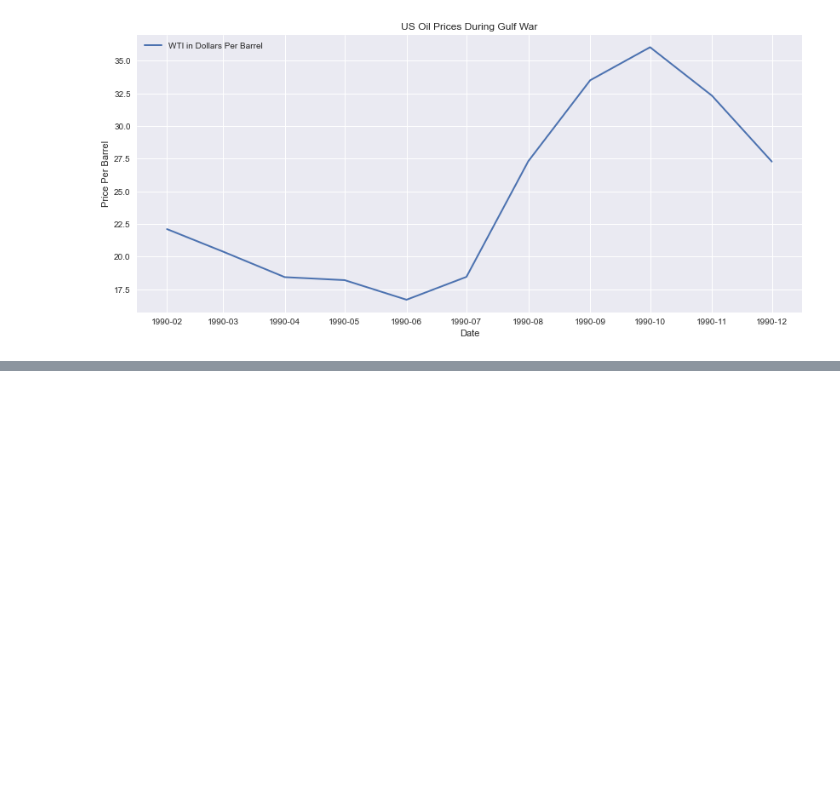
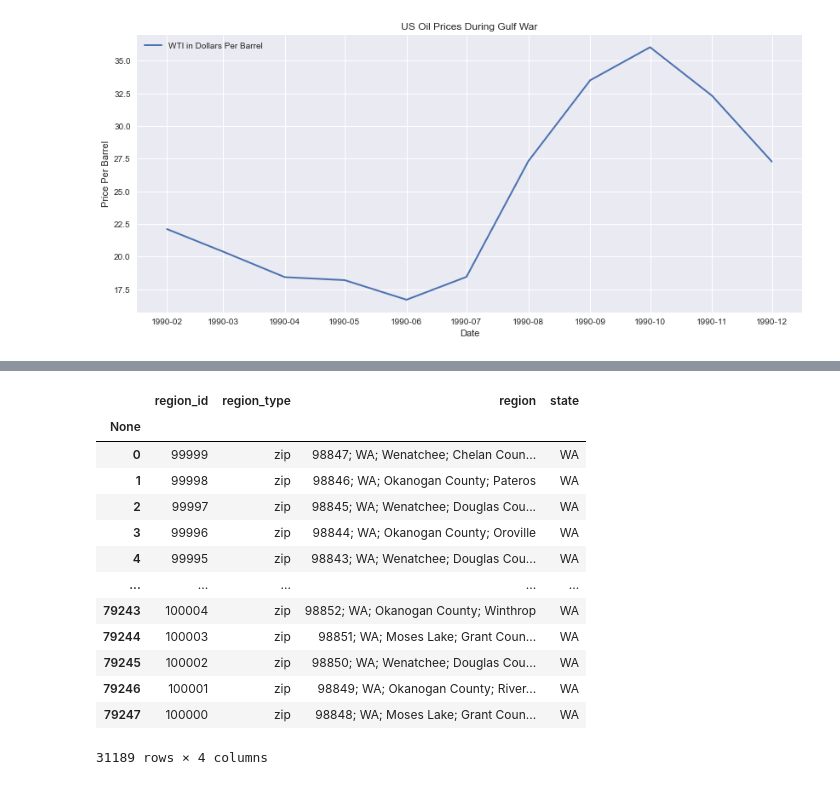
Before and after one commit to lrb924/Collateral_Damage, a Jupyter notebook: darius.ipynb, the cells around one changed output, grey strips where cells are left out. Cells and saved outputs as stored; diff of their text form; code cells hidden in the pictures; blank space fills up the shorter version.

```diff
--- a/darius.ipynb
+++ b/darius.ipynb
@@ -185,0 +252,54 @@ plot_graph(iraq_unemp_df, title="US unemployment Rate During the War in Iraq", y
+# %%
+# Use Zillow to get historical data to get data for housing prices during the war in Iraq
+
+zillow_indicators = quandl.get_table("ZILLOW/INDICATORS", paginate=True)
+
+# Since we are looking at home values
+
+mask = zillow_indicators['category']=='Home values'
+# This df describes the indicators present in the data set. We are going to use the
+# the ZALL indicatro (ZHVI All Homes(SFR, Condo/Co-op))
+home_values_ind = zillow_indicators[mask]
+
+# Get the zillow regions available on the API
+zillow_regions = quandl.get_table('ZILLOW/REGIONS', paginate= True)
+# %%
+# Gather all US the States
+states = ['IA', 'KS', 'UT', 'VA', 'NC', 'NE', 'SD', 'AL', 'ID', 'FM', 'DE', 'AK', 'CT', 'PR', 'NM', 'MS', 'PW', 'CO', 'NJ', 'FL', 'MN', 'VI', 'NV', 'AZ', 'WI', 'ND', 'PA', 'OK', 'KY', 'RI', 'NH', 'MO', 'ME', 'VT', 'GA', 'GU', 'AS', 'NY', 'CA', 'HI', 'IL', 'TN', 'MA', 'OH', 'MD', 'MI', 'WY', 'WA', 'OR', 'MH', 'SC', 'IN', 'LA', 'MP', 'DC', 'MT', 'AR', 'WV', 'TX']
+
+##  The zip region column is list of strings we will use the zip field to find the state in which
+##  the region exists.
+## function to get the states in the region_field
+
+def state_check(search_field):
+    ## separating the search field data set into a list
+    search_field = [elem.strip() for elem in search_field.split(";")]
+
+    for elem in search_field:
+        if elem in states:
+            return elem
+
+## creating a state field. Using the zip region
+mask = zillow_regions['region_type']=='zip'
+
+zillow_regions_zip = zillow_regions[mask].copy()
+
+## Creating a state column using the state_check function
+zillow_regions_zip['state'] = zillow_regions_zip.apply(lambda x: state_check(x['region']), axis =1)
+
+zillow_regions_zip
+# %% [output]
+|  | region_id | region_type | region | state |
+| None |  |  |  |  |
+| 0 | 99999 | zip | 98847; WA; Wenatchee; Chelan Coun... | WA |
+| 1 | 99998 | zip | 98846; WA; Okanogan County; Pateros | WA |
+| 2 | 99997 | zip | 98845; WA; Wenatchee; Douglas Cou... | WA |
+| 3 | 99996 | zip | 98844; WA; Okanogan County; Oroville | WA |
+| 4 | 99995 | zip | 98843; WA; Wenatchee; Douglas Cou... | WA |
+| ... | ... | ... | ... | ... |
+| 79243 | 100004 | zip | 98852; WA; Okanogan County; Winthrop | WA |
+| 79244 | 100003 | zip | 98851; WA; Moses Lake; Grant Coun... | WA |
+| 79245 | 100002 | zip | 98850; WA; Wenatchee; Douglas Cou... | WA |
+| 79246 | 100001 | zip | 98849; WA; Okanogan County; River... | WA |
+| 79247 | 100000 | zip | 98848; WA; Moses Lake; Grant Coun... | WA |
+31189 rows × 4 columns
```
Also changed, not shown: parts of 26 cells of this notebook, 2 other files.
